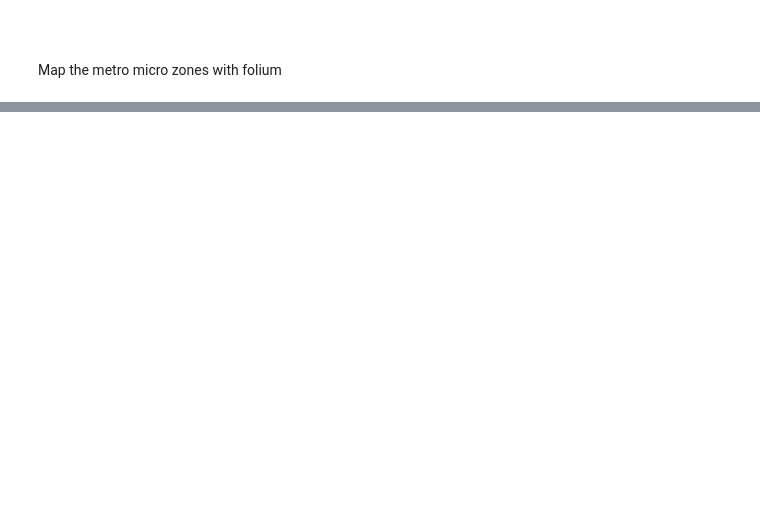
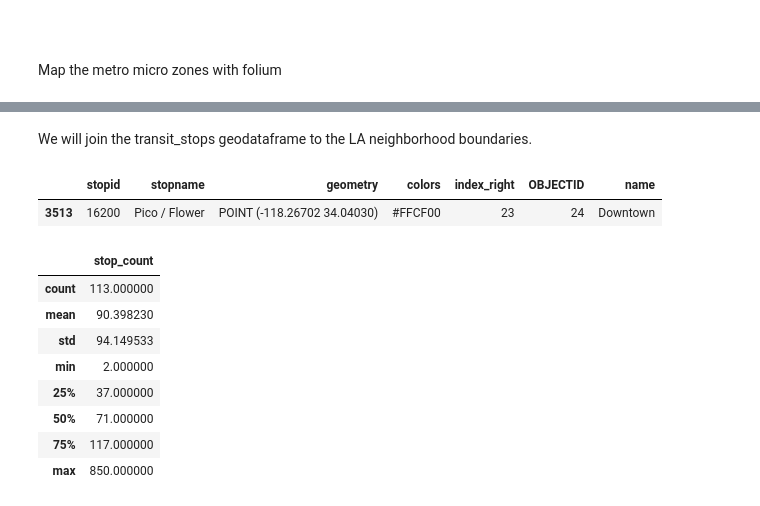
Before and after one commit to lucybriggs12/snakeemoji, a Jupyter notebook: Group Assignments/Week 07/Group_Notebook.ipynb, the cells around one changed output, grey strips where cells are left out. Drawn from its saved outputs; the diff is of its cells as text; code cells hidden in the pictures; blank space fills up the shorter version.

```diff
--- a/Group Assignments/Week 07/Group_Notebook.ipynb
+++ b/Group Assignments/Week 07/Group_Notebook.ipynb
@@ -113,0 +135,30 @@ m.save('metromicro.html')
+# %%
+# I am going to have to create a manual legend since I have multiple layers, so I will first create a color dictionary.
+color_dict = {'1: Below Median Senior Density': '#A23B72',
+ '2: Above Median Senior Density': '#00916E',
+ '3: Transit Stops': '#FFCF00'}
+
+# Now I create a "colors" column in each separate dataframe that denotes the color I want things to show up as.
+
+seniors.loc[seniors["Pop Density"] < 135.000000, "colors"]= '#A23B72'
+seniors.loc[seniors["Pop Density"] >= 135.000000, "colors"]= '#00916E'
+transit_stops["colors"] = '#FFCF00'
+
+#Plot Bus Stops and Metro Stops on top of Senior Population Density
+fig,ax = plt.subplots(figsize=(12,12))
+ax1=seniors.plot(ax=ax,zorder=1,color=seniors['colors'])
+
+#plot LA metro bus stops
+ax2=transit_stops.plot(ax=ax, zorder=2, marker='.',markersize=1,legend=True,color=transit_stops['colors'])
+
+# Add manual legend.
+from matplotlib.lines import Line2D
+custom_points = [Line2D([0], [0], marker="o", linestyle="none", markersize=10, color=color) for color in color_dict.values()]
+leg_points = ax.legend(custom_points, color_dict.keys(), title="Seniors per Sq. Mile and Transit Stops")
+ax.add_artist(leg_points)
+
+
+#Format plot.
+ax.axis('off')
+ax.set_title('Seniors and Public Transit Stops in the City of Los Angeles')
+ctx.add_basemap(ax, source=ctx.providers.CartoDB.Positron, crs=4326)
@@ -113,0 +222,25 @@ m.save('metromicro.html')
+# %% [markdown]
+We will join the transit_stops geodataframe to the LA neighborhood boundaries.
+# %%
+#spatial join of transit stop locations and neighborhood boundaries
+transit_stops_nbrhood = gpd.sjoin(transit_stops, neighborhoods)
+#display
+transit_stops_nbrhood.sample(1)
+# %% [output]
+|  | stopid | stopname | geometry | colors | index_right | OBJECTID | name |
+| 3513 | 16200 | Pico / Flower | POINT (-118.26702 34.04030) | #FFCF00 | 23 | 24 | Downtown |
+# %%
+#Use valuecounts to get the number of unique stops per neighborhood
+transit_nbrhood_count= transit_stops_nbrhood.value_counts(['name']).reset_index(name='stop_count')
+#display statistics
+transit_nbrhood_count.describe()
+# %% [output]
+|  | stop_count |
+| count | 113.000000 |
+| mean | 90.398230 |
+| std | 94.149533 |
+| min | 2.000000 |
+| 25% | 37.000000 |
+| 50% | 71.000000 |
+| 75% | 117.000000 |
+| max | 850.000000 |
```
Also changed, not shown: parts of 18 cells of this notebook, 24 other files.
